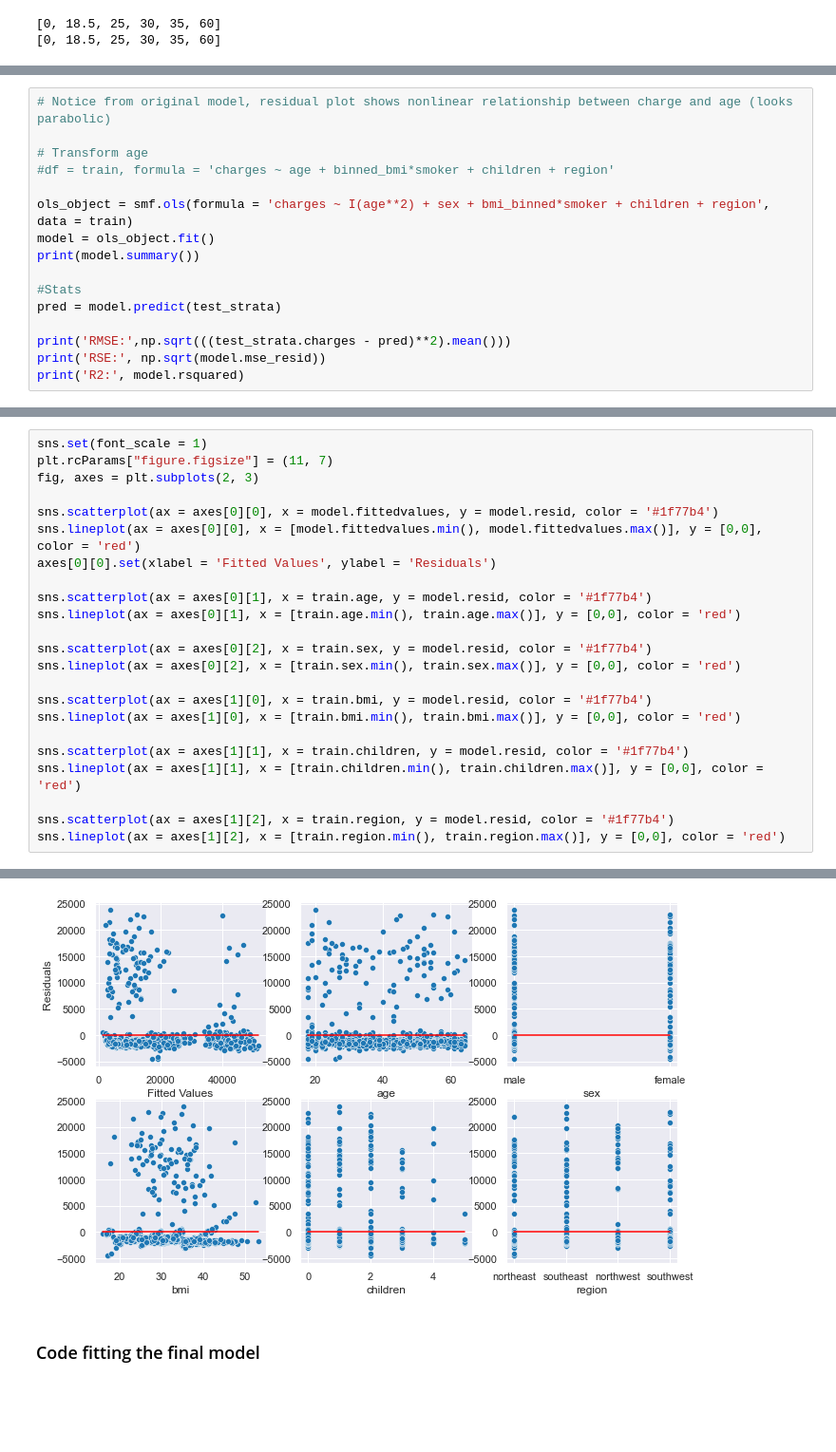
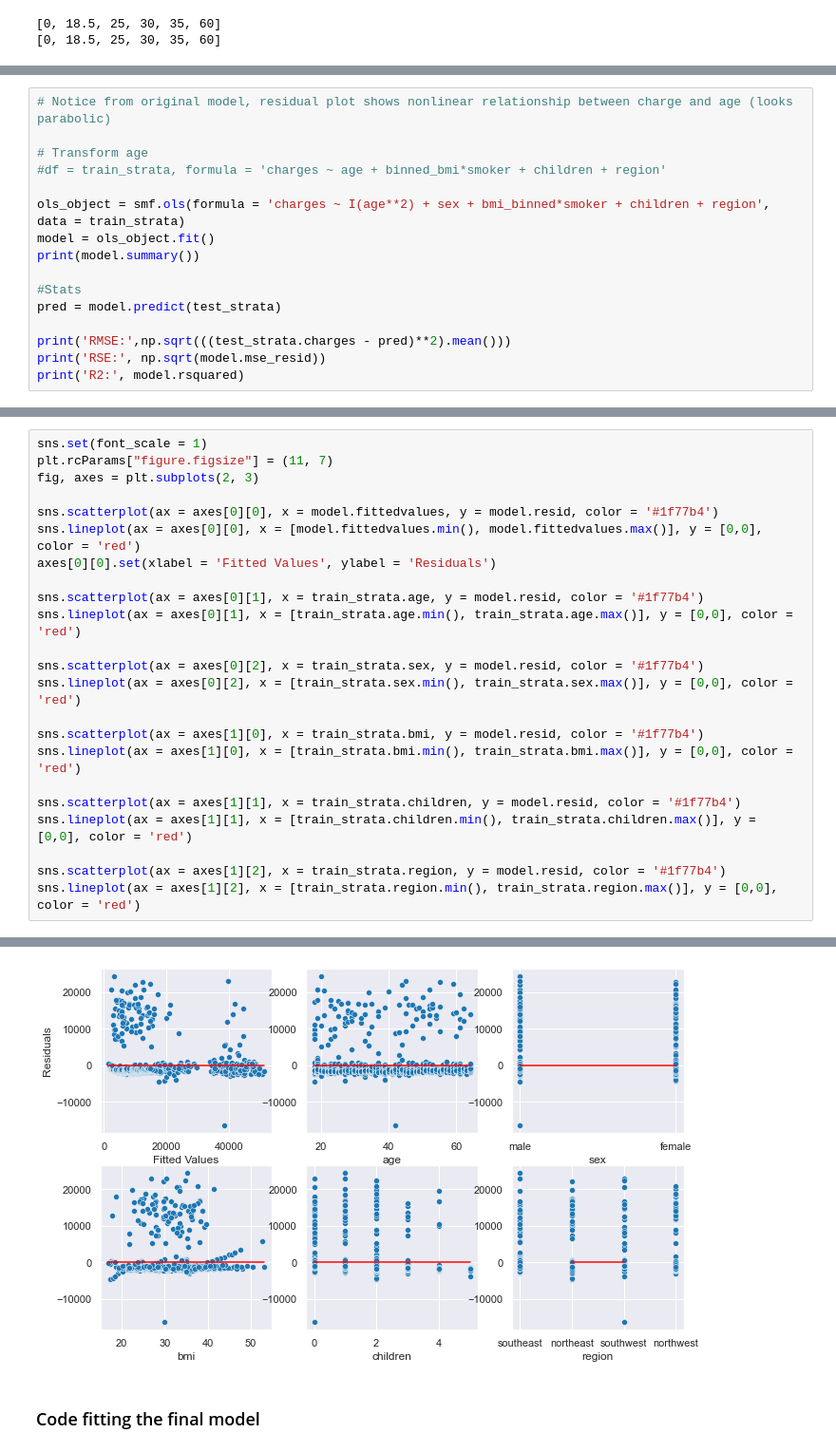
Before and after one commit to nataliekhao/STAT303-2-Project, a Jupyter notebook: Project Code Template.ipynb, the cells around one changed output, grey strips where cells are left out. Shown at 95% size. Drawn from its saved outputs; the diff is of its cells as text; blank space fills up the shorter version.

```diff
--- a/Project Code Template.ipynb
+++ b/Project Code Template.ipynb
@@ -376,9 +385,9 @@ test_strata = var_transform(test_strata)
 # Notice from original model, residual plot shows nonlinear relationship between charge and age (looks parabolic)
 
 # Transform age
-#df = train, formula = 'charges ~ age + binned_bmi*smoker + children + region'
+#df = train_strata, formula = 'charges ~ age + binned_bmi*smoker + children + region'
 
-ols_object = smf.ols(formula = 'charges ~ I(age**2) + sex + bmi_binned*smoker + children + region', data = train)
+ols_object = smf.ols(formula = 'charges ~ I(age**2) + sex + bmi_binned*smoker + children + region', data = train_strata)
 model = ols_object.fit()
 print(model.summary())
 
@@ -409,29 +418,29 @@ R2: 0.8710271283399047
 # %%
 sns.set(font_scale = 1)
 plt.rcParams["figure.figsize"] = (11, 7)
 fig, axes = plt.subplots(2, 3)
 
 sns.scatterplot(ax = axes[0][0], x = model.fittedvalues, y = model.resid, color = '#1f77b4')
 sns.lineplot(ax = axes[0][0], x = [model.fittedvalues.min(), model.fittedvalues.max()], y = [0,0], color = 'red')
 axes[0][0].set(xlabel = 'Fitted Values', ylabel = 'Residuals')
 
-sns.scatterplot(ax = axes[0][1], x = train.age, y = model.resid, color = '#1f77b4')
-sns.lineplot(ax = axes[0][1], x = [train.age.min(), train.age.max()], y = [0,0], color = 'red')
+sns.scatterplot(ax = axes[0][1], x = train_strata.age, y = model.resid, color = '#1f77b4')
+sns.lineplot(ax = axes[0][1], x = [train_strata.age.min(), train_strata.age.max()], y = [0,0], color = 'red')
 
-sns.scatterplot(ax = axes[0][2], x = train.sex, y = model.resid, color = '#1f77b4')
-sns.lineplot(ax = axes[0][2], x = [train.sex.min(), train.sex.max()], y = [0,0], color = 'red')
+sns.scatterplot(ax = axes[0][2], x = train_strata.sex, y = model.resid, color = '#1f77b4')
+sns.lineplot(ax = axes[0][2], x = [train_strata.sex.min(), train_strata.sex.max()], y = [0,0], color = 'red')
 
-sns.scatterplot(ax = axes[1][0], x = train.bmi, y = model.resid, color = '#1f77b4')
-sns.lineplot(ax = axes[1][0], x = [train.bmi.min(), train.bmi.max()], y = [0,0], color = 'red')
+sns.scatterplot(ax = axes[1][0], x = train_strata.bmi, y = model.resid, color = '#1f77b4')
+sns.lineplot(ax = axes[1][0], x = [train_strata.bmi.min(), train_strata.bmi.max()], y = [0,0], color = 'red')
 
-sns.scatterplot(ax = axes[1][1], x = train.children, y = model.resid, color = '#1f77b4')
-sns.lineplot(ax = axes[1][1], x = [train.children.min(), train.children.max()], y = [0,0], color = 'red')
+sns.scatterplot(ax = axes[1][1], x = train_strata.children, y = model.resid, color = '#1f77b4')
+sns.lineplot(ax = axes[1][1], x = [train_strata.children.min(), train_strata.children.max()], y = [0,0], color = 'red')
 
-sns.scatterplot(ax = axes[1][2], x = train.region, y = model.resid, color = '#1f77b4')
-sns.lineplot(ax = axes[1][2], x = [train.region.min(), train.region.max()], y = [0,0], color = 'red')
+sns.scatterplot(ax = axes[1][2], x = train_strata.region, y = model.resid, color = '#1f77b4')
+sns.lineplot(ax = axes[1][2], x = [train_strata.region.min(), train_strata.region.max()], y = [0,0], color = 'red')
 # %% [output]
 <AxesSubplot:xlabel='region'>
-[figure, old version]
+[figure, new version]
 # %% [markdown]
 ### Code fitting the final model
 # %% [markdown]
```
Also changed, not shown: parts of 12 cells of this notebook.
